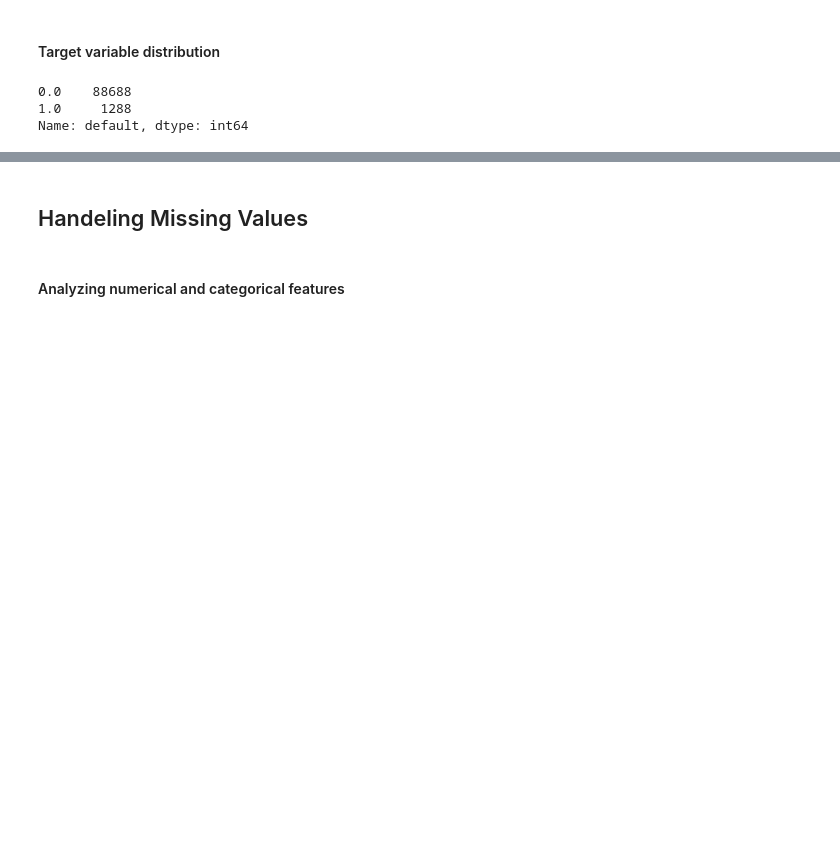
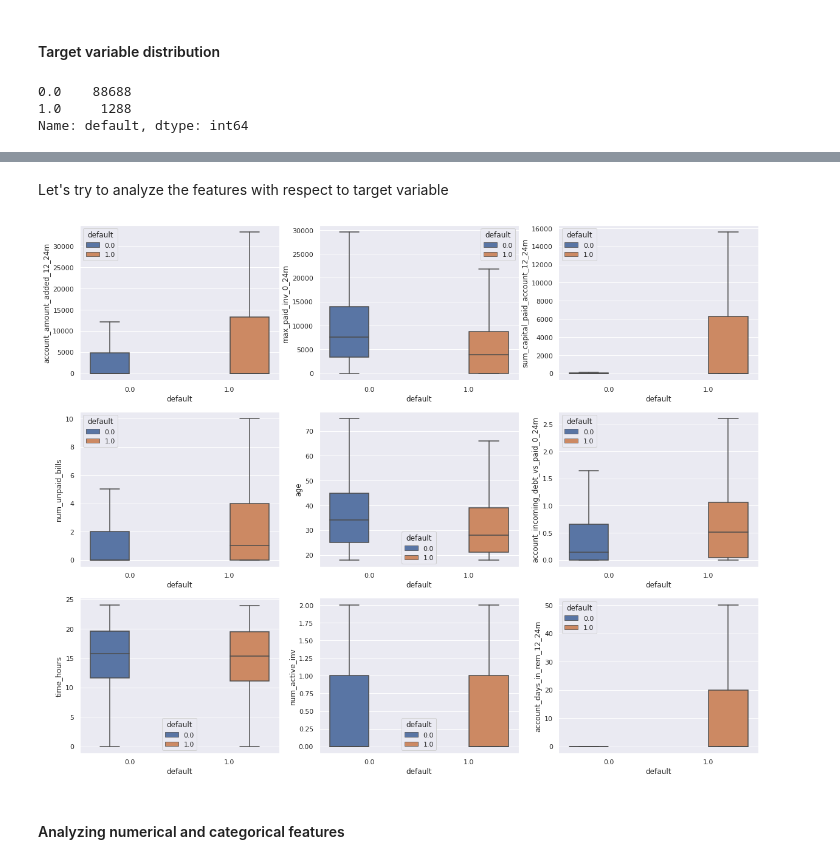
Before and after one commit to geetakumri/SQL_PRACTICE, a Jupyter notebook: MachineLearning_CaseStudy.ipynb, the cells around one changed output, grey strips where cells are left out. Cells and saved outputs as stored; diff of their text form; code cells hidden in the pictures; blank space fills up the shorter version.

```diff
--- a/MachineLearning_CaseStudy.ipynb
+++ b/MachineLearning_CaseStudy.ipynb
@@ -93,5 +169,0 @@ df_train.groupby(['default','has_paid']).size()
-# %%
-sns.set(rc={'figure.figsize':(20.7,8.27)})
-sns.barplot(x='merchant_group',y='default',data=train_df, ci=None)
-plt.xticks(rotation=45)
-plt.show()
@@ -111,2 +169,0 @@ train_df.columns
-# %% [markdown]
-## Handeling Missing Values
@@ -117,3 +170,20 @@ df.drop(missing_features, axis=1, inplace=True)
+# %% [markdown]
+Let's try to analyze the features with respect to target variable
+# %%
+# create box plot
+def plot_box_chart(*args):
+    plt.figure(figsize=(20,16))
+    for i,arg in enumerate(args):
+      plt.subplot(3,3,i+1)
+      sns.boxplot(data=df_train, y=arg,x="default",hue="default",
+                showfliers=False)
+# %%
+plot_box_chart('account_amount_added_12_24m','max_paid_inv_0_24m',
+               'sum_capital_paid_account_12_24m','num_unpaid_bills','age',
+               'account_incoming_debt_vs_paid_0_24m','time_hours','num_active_inv',
+               'account_days_in_rem_12_24m',)
+# %% [output]
+[figure, added]
 # %% [markdown]
 #### Analyzing numerical and categorical features
 # %%
```
Also changed, not shown: parts of 35 cells of this notebook.
